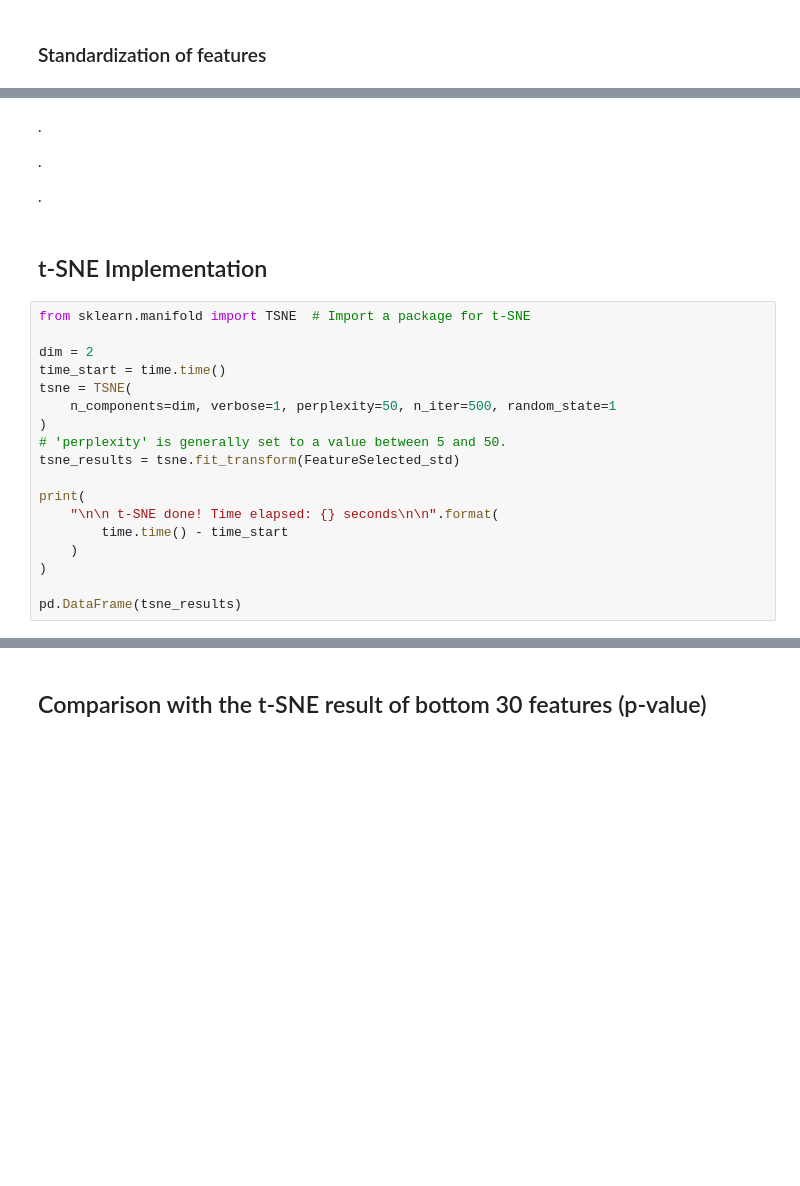
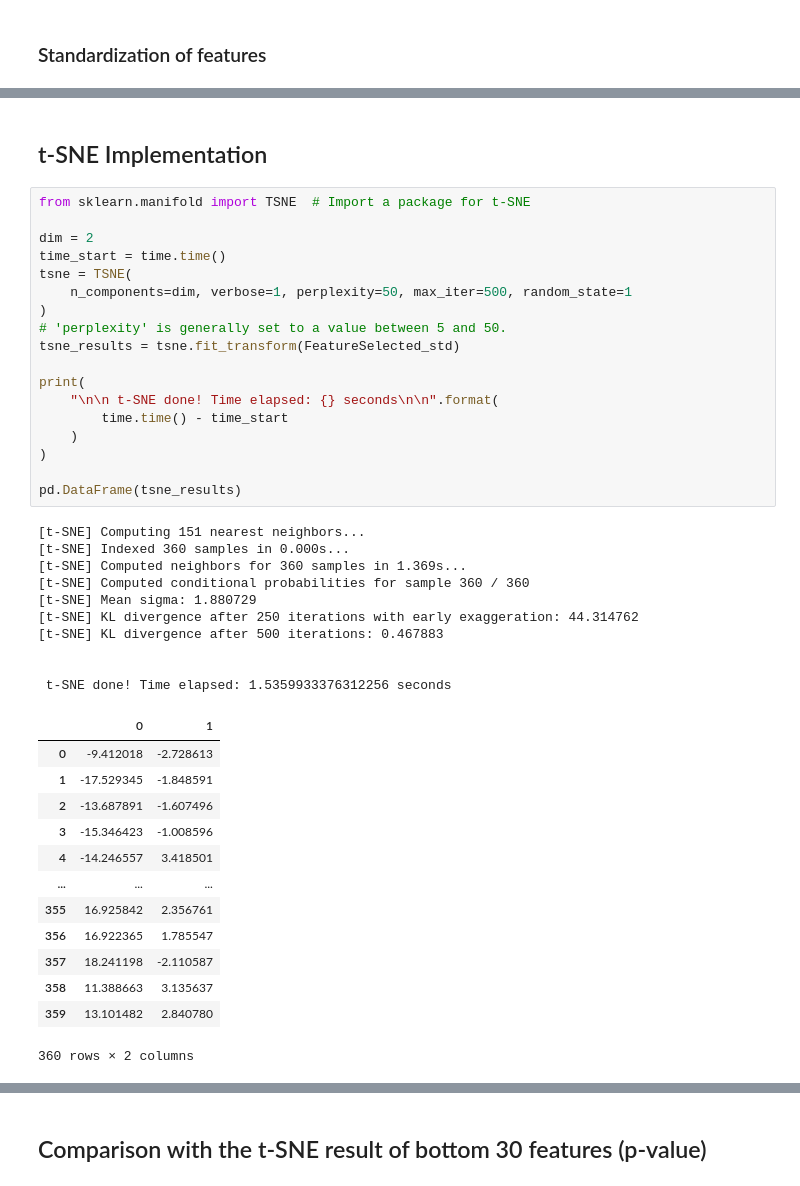
Before and after one commit to rd908213/ME-597-IIoT, a Jupyter notebook: ml_tutorial/ML4/ML4_Code2.ipynb, the cells around one changed output, grey strips where cells are left out. Cells and saved outputs as stored; diff of their text form; blank space fills up the shorter version.

```diff
--- a/ml_tutorial/ML4/ML4_Code2.ipynb
+++ b/ml_tutorial/ML4/ML4_Code2.ipynb
@@ -56,29 +92,47 @@ pd.DataFrame(FeatureSelected_std)
-# %% [markdown]
-.
-
-.
-
-.
 # %% [markdown]
 ## t-SNE Implementation
 # %%
 from sklearn.manifold import TSNE  # Import a package for t-SNE
 
 dim = 2
 time_start = time.time()
 tsne = TSNE(
-    n_components=dim, verbose=1, perplexity=50, n_iter=500, random_state=1
+    n_components=dim, verbose=1, perplexity=50, max_iter=500, random_state=1
 )
 # 'perplexity' is generally set to a value between 5 and 50.
 tsne_results = tsne.fit_transform(FeatureSelected_std)
 
 print(
     "\n\n t-SNE done! Time elapsed: {} seconds\n\n".format(
         time.time() - time_start
     )
 )
 
 pd.DataFrame(tsne_results)
+# %% [output]
+[t-SNE] Computing 151 nearest neighbors...
+[t-SNE] Indexed 360 samples in 0.000s...
+[t-SNE] Computed neighbors for 360 samples in 1.369s...
+[t-SNE] Computed conditional probabilities for sample 360 / 360
+[t-SNE] Mean sigma: 1.880729
+[t-SNE] KL divergence after 250 iterations with early exaggeration: 44.314762
+[t-SNE] KL divergence after 500 iterations: 0.467883
+
+
+ t-SNE done! Time elapsed: 1.5359933376312256 seconds
+|  | 0 | 1 |
+| 0 | -9.412018 | -2.728613 |
+| 1 | -17.529345 | -1.848591 |
+| 2 | -13.687891 | -1.607496 |
+| 3 | -15.346423 | -1.008596 |
+| 4 | -14.246557 | 3.418501 |
+| ... | ... | ... |
+| 355 | 16.925842 | 2.356761 |
+| 356 | 16.922365 | 1.785547 |
+| 357 | 18.241198 | -2.110587 |
+| 358 | 11.388663 | 3.135637 |
+| 359 | 13.101482 | 2.840780 |
+360 rows × 2 columns
 # %%
 NoOfData = int(FeatureSelected.shape[0] / 2)
 
```
Also changed, not shown: parts of 7 cells of this notebook, 14 other files.
